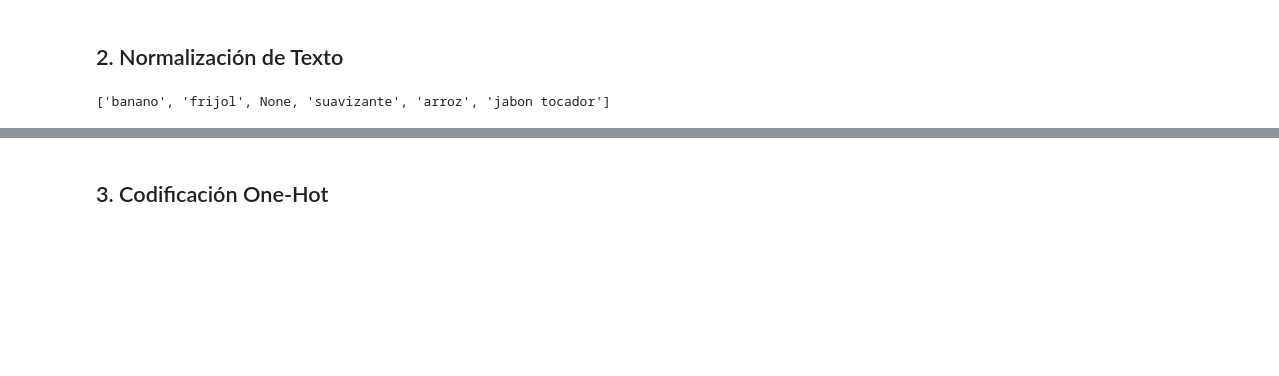
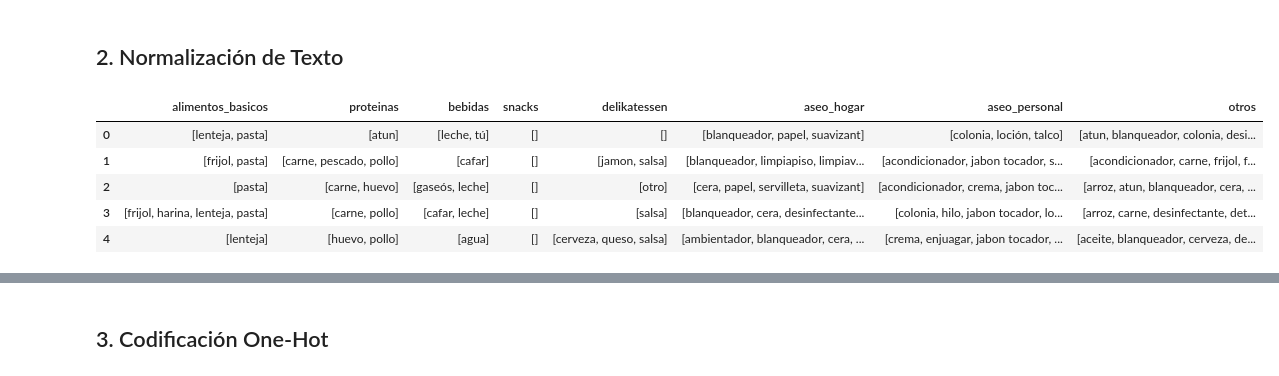
Before and after one commit to 5arSanti/data-mining-eclat, a Jupyter notebook: eclat_habitos_compra.ipynb, the cells around one changed output, grey strips where cells are left out. Drawn from its saved outputs; the diff is of its cells as text; code cells hidden in the pictures; blank space fills up the shorter version.

```diff
--- a/eclat_habitos_compra.ipynb
+++ b/eclat_habitos_compra.ipynb
@@ -177,54 +155,2 @@ memory usage: 30.2+ KB
 # %% [markdown]
 ## 2. Normalización de Texto
-# %%
-# Propósito: definir pipeline de limpieza y normalización de productos en tres capas.
-replace_map: dict[str, str | None] = {
-    "arroz diana": "arroz",
-    "suavitel": "suavizante",
-    "1200k": None,
-    "700k": None,
-    "bananos": "banano",
-    "frijoles": "frijol",
-    "jabon": "jabon tocador",
-}
-
-
-def normalize_product(token: str) -> str | None:
-    """Normaliza un token de producto con lematización + diccionario curado."""
-    if not token or token == "ninguno":
-        return None
-
-    doc = nlp(token)
-    lemma = doc[0].lemma_ if doc else token
-    lemma = lemma.strip()
-
-    result = replace_map.get(lemma, lemma)
-    return result if result else None
-
-
-def clean_and_split(text: str) -> list[str]:
-    """Limpia texto crudo, separa productos y devuelve lista única normalizada."""
-    if pd.isna(text) or not isinstance(text, str):
-        return []
-
-    text = unicodedata.normalize("NFKD", text)
-    text = text.encode("ascii", "ignore").decode("utf-8", "ignore")
-    text = text.lower()
-    text = re.sub(r"[\n\r]+", ",", text)
-    text = re.sub(r"-\s*", ",", text)
-    text = re.sub(r";", ",", text)
-    text = re.sub(r"\s{2,}", ",", text)
-    text = re.sub(r",+", ",", text)
-
-    tokens = [t.strip() for t in text.split(",") if t.strip()]
-    tokens = [t for t in tokens if t != "ninguno"]
-
-    normalized = [normalize_product(t) for t in tokens]
-    cleaned = [n for n in normalized if n]
-    return sorted(set(cleaned))
-
-
-sample_tokens = ["Bananos", "frijoles", "Ninguno", "Suavitel", "arroz diana", "jabon"]
-print([normalize_product(s.lower()) for s in sample_tokens])
-# %% [output]
-['banano', 'frijol', None, 'suavizante', 'arroz', 'jabon tocador']
@@ -230,0 +218,11 @@ print([normalize_product(s.lower()) for s in sample_tokens])
+# %%
+# Propósito: transformar columnas de productos en matriz one-hot y consolidar base final.
+processed = df[rows_to_cols].apply(lambda col: col.map(clean_and_split))
+processed.head()
+# %% [output]
+|  | alimentos_basicos | proteinas | bebidas | snacks | delikatessen | aseo_hogar | aseo_personal | otros |
+| 0 | [lenteja, pasta] | [atun] | [leche, tú] | [] | [] | [blanqueador, papel, suavizant] | [colonia, loción, talco] | [atun, blanqueador, colonia, desi... |
+| 1 | [frijol, pasta] | [carne, pescado, pollo] | [cafar] | [] | [jamon, salsa] | [blanqueador, limpiapiso, limpiav... | [acondicionador, jabon tocador, s... | [acondicionador, carne, frijol, f... |
+| 2 | [pasta] | [carne, huevo] | [gaseós, leche] | [] | [otro] | [cera, papel, servilleta, suavizant] | [acondicionador, crema, jabon toc... | [arroz, atun, blanqueador, cera, ... |
+| 3 | [frijol, harina, lenteja, pasta] | [carne, pollo] | [cafar, leche] | [] | [salsa] | [blanqueador, cera, desinfectante... | [colonia, hilo, jabon tocador, lo... | [arroz, carne, desinfectante, det... |
+| 4 | [lenteja] | [huevo, pollo] | [agua] | [] | [cerveza, queso, salsa] | [ambientador, blanqueador, cera, ... | [crema, enjuagar, jabon tocador, ... | [aceite, blanqueador, cerveza, de... |
```
Also changed, not shown: parts of 25 cells of this notebook, 2 other files.
